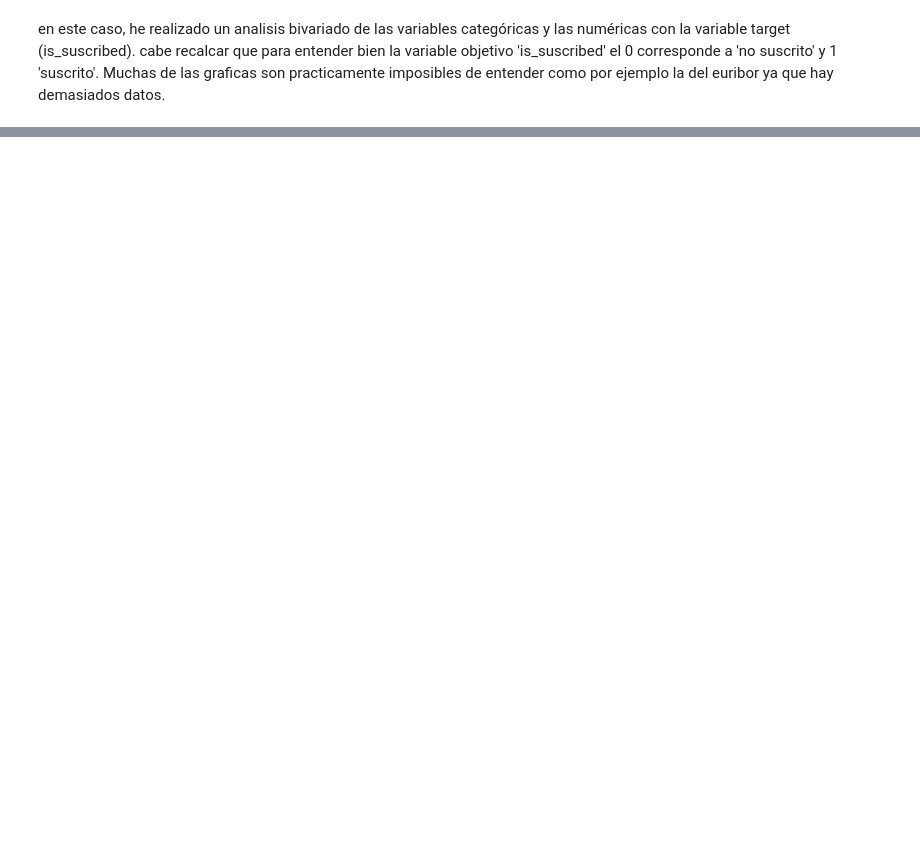
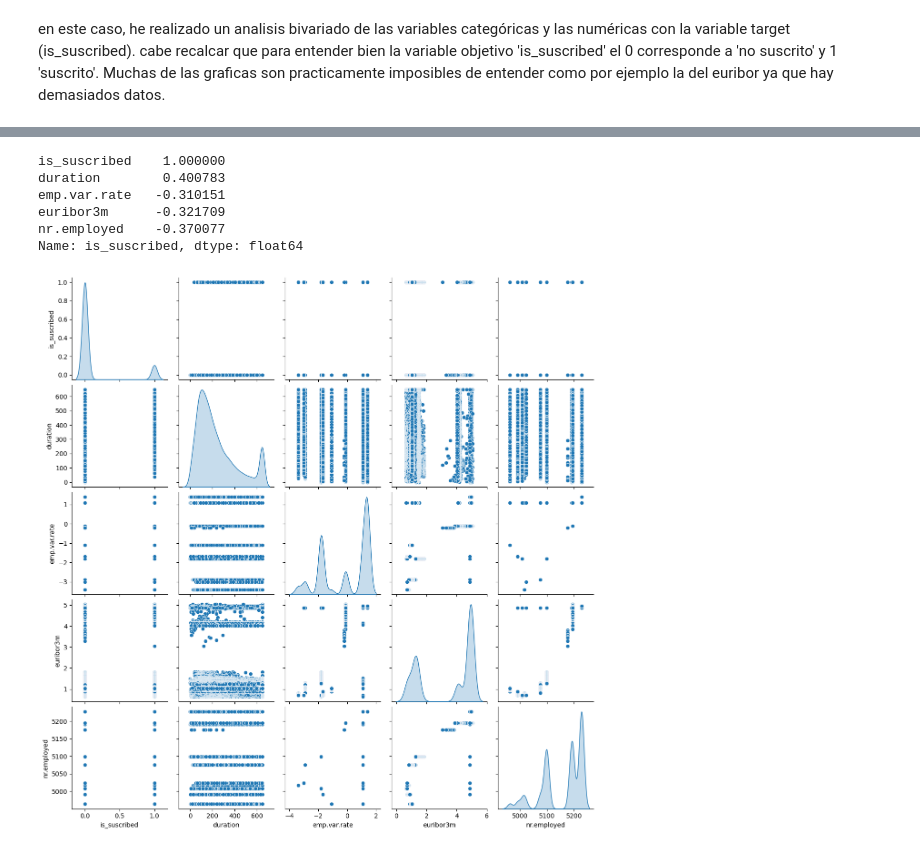
Before and after one commit to Hugobuznego/trabajo_Eda, a Jupyter notebook: SRC/trabajo_eda.ipynb, the cells around one changed output, grey strips where cells are left out. Drawn from its saved outputs; the diff is of its cells as text; code cells hidden in the pictures; blank space fills up the shorter version.

```diff
--- a/SRC/trabajo_eda.ipynb
+++ b/SRC/trabajo_eda.ipynb
@@ -226 +311,22 @@ he intentado hacer la matriz de correlacion con todas las variables (numericas y
 En este fragmento de codigo me he apoyado de la IA para utilizar el seaborn, es decir, para que la matriz de correlacion sea visualmente mas atractiva y mas facil de entender
+# %%
+numeric_cols_with_target = numerical_vars.copy()
+numeric_cols_with_target.append('is_suscribed')
+
+corr = df[numeric_cols_with_target].corr()
+corr_target_selected = corr['is_suscribed'].sort_values(ascending=False)
+corr_target_selected = corr_target_selected[abs(corr_target_selected) > 0.15]
+print(corr_target_selected)
+
+numeric_cols_target = corr_target_selected.index.tolist()
+
+sns.pairplot(df[numeric_cols_target], diag_kind='kde')
+plt.show()
+# %% [output]
+is_suscribed    1.000000
+duration        0.400783
+emp.var.rate   -0.310151
+euribor3m      -0.321709
+nr.employed    -0.370077
+Name: is_suscribed, dtype: float64
+[figure, added]
```
Also changed, not shown: parts of 21 cells of this notebook.
